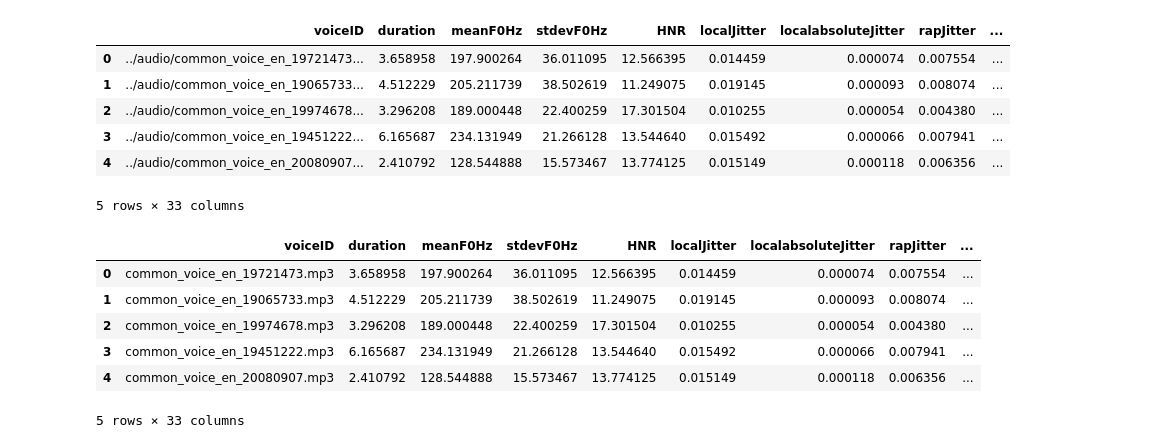
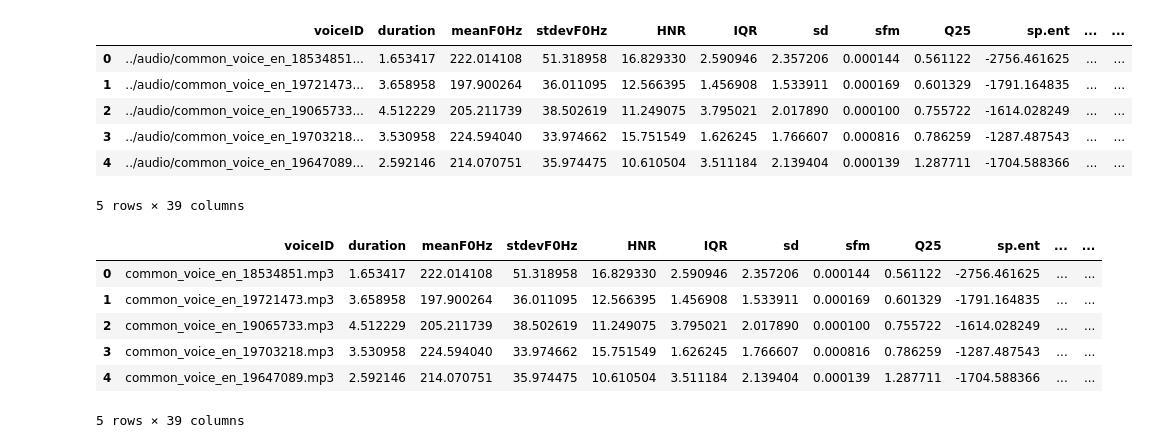
Before and after one commit to Karimgebril09/Speaker_gender_age_recognition, a Jupyter notebook: Notebooks/analysis.ipynb, the cells around one changed output. Saved outputs shown, nothing was run; the diff lists cells and outputs as text; code cells hidden in the pictures.

```diff
--- a/Notebooks/analysis.ipynb
+++ b/Notebooks/analysis.ipynb
@@ -4,26 +5,26 @@ import numpy as np
 # %%
-dfFeatures = pd.read_csv('processed_results_2.1.csv')
+dfFeatures = pd.read_csv('common_features_final.csv')
 dfFeatures.head()
 # %% [output]
-|  | voiceID | duration | meanF0Hz | stdevF0Hz | HNR | localJitter | localabsoluteJitter | rapJitter | ... |
-| 0 | ../audio/common_voice_en_19721473... | 3.658958 | 197.900264 | 36.011095 | 12.566395 | 0.014459 | 0.000074 | 0.007554 | ... |
-| 1 | ../audio/common_voice_en_19065733... | 4.512229 | 205.211739 | 38.502619 | 11.249075 | 0.019145 | 0.000093 | 0.008074 | ... |
-| 2 | ../audio/common_voice_en_19974678... | 3.296208 | 189.000448 | 22.400259 | 17.301504 | 0.010255 | 0.000054 | 0.004380 | ... |
-| 3 | ../audio/common_voice_en_19451222... | 6.165687 | 234.131949 | 21.266128 | 13.544640 | 0.015492 | 0.000066 | 0.007941 | ... |
-| 4 | ../audio/common_voice_en_20080907... | 2.410792 | 128.544888 | 15.573467 | 13.774125 | 0.015149 | 0.000118 | 0.006356 | ... |
+|  | voiceID | duration | meanF0Hz | stdevF0Hz | HNR | IQR | sd | sfm | Q25 | sp.ent | ... | ... |
+| 0 | ../audio/common_voice_en_18534851... | 1.653417 | 222.014108 | 51.318958 | 16.829330 | 2.590946 | 2.357206 | 0.000144 | 0.561122 | -2756.461625 | ... | ... |
+| 1 | ../audio/common_voice_en_19721473... | 3.658958 | 197.900264 | 36.011095 | 12.566395 | 1.456908 | 1.533911 | 0.000169 | 0.601329 | -1791.164835 | ... | ... |
+| 2 | ../audio/common_voice_en_19065733... | 4.512229 | 205.211739 | 38.502619 | 11.249075 | 3.795021 | 2.017890 | 0.000100 | 0.755722 | -1614.028249 | ... | ... |
+| 3 | ../audio/common_voice_en_19703218... | 3.530958 | 224.594040 | 33.974662 | 15.751549 | 1.626245 | 1.766607 | 0.000816 | 0.786259 | -1287.487543 | ... | ... |
+| 4 | ../audio/common_voice_en_19647089... | 2.592146 | 214.070751 | 35.974475 | 10.610504 | 3.511184 | 2.139404 | 0.000139 | 1.287711 | -1704.588366 | ... | ... |
-5 rows × 33 columns
+5 rows × 39 columns
 # %%
 dfFeatures['voiceID'] = dfFeatures['voiceID'].str.lstrip('../audio/')
 # %%
 dfFeatures.head()
 # %% [output]
-|  | voiceID | duration | meanF0Hz | stdevF0Hz | HNR | localJitter | localabsoluteJitter | rapJitter | ... |
-| 0 | common_voice_en_19721473.mp3 | 3.658958 | 197.900264 | 36.011095 | 12.566395 | 0.014459 | 0.000074 | 0.007554 | ... |
-| 1 | common_voice_en_19065733.mp3 | 4.512229 | 205.211739 | 38.502619 | 11.249075 | 0.019145 | 0.000093 | 0.008074 | ... |
-| 2 | common_voice_en_19974678.mp3 | 3.296208 | 189.000448 | 22.400259 | 17.301504 | 0.010255 | 0.000054 | 0.004380 | ... |
-| 3 | common_voice_en_19451222.mp3 | 6.165687 | 234.131949 | 21.266128 | 13.544640 | 0.015492 | 0.000066 | 0.007941 | ... |
-| 4 | common_voice_en_20080907.mp3 | 2.410792 | 128.544888 | 15.573467 | 13.774125 | 0.015149 | 0.000118 | 0.006356 | ... |
+|  | voiceID | duration | meanF0Hz | stdevF0Hz | HNR | IQR | sd | sfm | Q25 | sp.ent | ... | ... |
+| 0 | common_voice_en_18534851.mp3 | 1.653417 | 222.014108 | 51.318958 | 16.829330 | 2.590946 | 2.357206 | 0.000144 | 0.561122 | -2756.461625 | ... | ... |
+| 1 | common_voice_en_19721473.mp3 | 3.658958 | 197.900264 | 36.011095 | 12.566395 | 1.456908 | 1.533911 | 0.000169 | 0.601329 | -1791.164835 | ... | ... |
+| 2 | common_voice_en_19065733.mp3 | 4.512229 | 205.211739 | 38.502619 | 11.249075 | 3.795021 | 2.017890 | 0.000100 | 0.755722 | -1614.028249 | ... | ... |
+| 3 | common_voice_en_19703218.mp3 | 3.530958 | 224.594040 | 33.974662 | 15.751549 | 1.626245 | 1.766607 | 0.000816 | 0.786259 | -1287.487543 | ... | ... |
+| 4 | common_voice_en_19647089.mp3 | 2.592146 | 214.070751 | 35.974475 | 10.610504 | 3.511184 | 2.139404 | 0.000139 | 1.287711 | -1704.588366 | ... | ... |
-5 rows × 33 columns
+5 rows × 39 columns
 # %%
 dfLabel = pd.read_csv('filtered_data_labeled.tsv', sep='\t')
 dfLabel.head()
```
Also changed, not shown: parts of 11 cells of this notebook, 5 other files.
